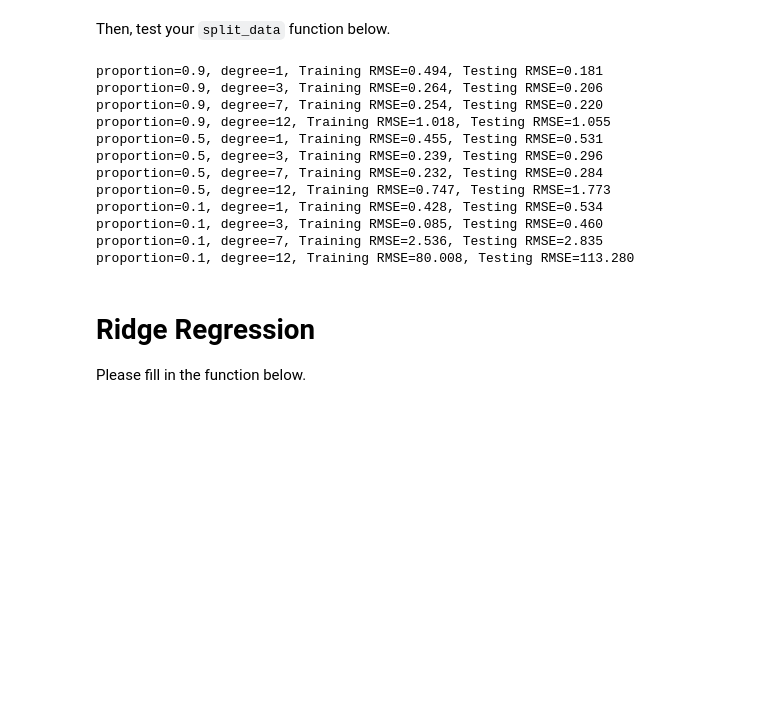
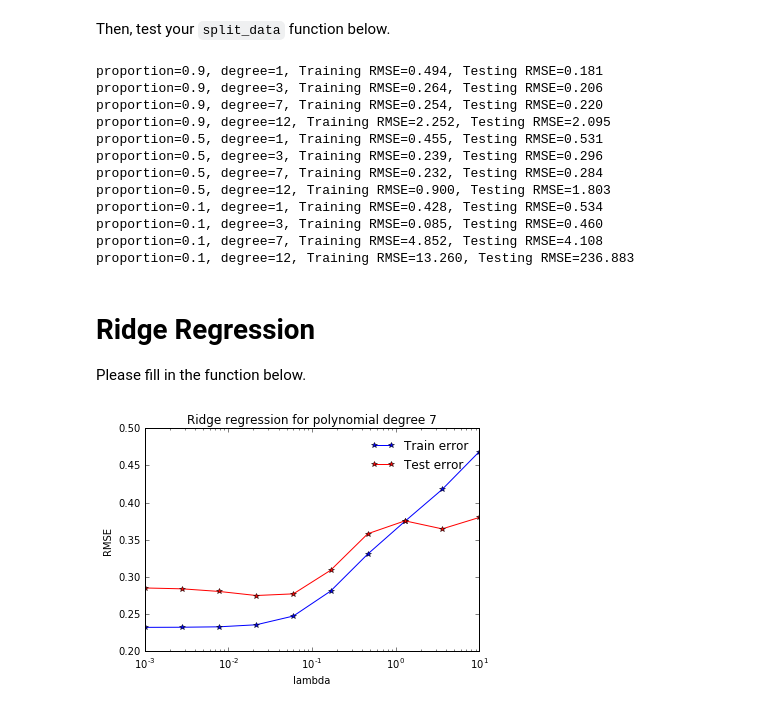
Before and after one commit to Walono/ML_project1, a Jupyter notebook: labs/ex03/template/ex03.ipynb, the cells around one changed output. Saved outputs shown, nothing was run; the diff lists cells and outputs as text; code cells hidden in the pictures; blank space fills up the shorter version.

```diff
--- a/labs/ex03/template/ex03.ipynb
+++ b/labs/ex03/template/ex03.ipynb
@@ -132,7 +132,8 @@ def split_data(x, y, ratio, seed=1):
     x = xy[:,0]
     y = xy[:,1]
 
-    ratio = np.rint(len(x)*ratio)
+    #ratio = np.rint(len(x)*ratio)
+    ratio = np.round(len(x)*ratio).astype(np.int)
 
     x_tr = x[0:ratio]
     x_te = x[ratio:len(x)]
@@ -176,15 +177,15 @@ for split_ratio in split_ratios:
 proportion=0.9, degree=1, Training RMSE=0.494, Testing RMSE=0.181
 proportion=0.9, degree=3, Training RMSE=0.264, Testing RMSE=0.206
 proportion=0.9, degree=7, Training RMSE=0.254, Testing RMSE=0.220
-proportion=0.9, degree=12, Training RMSE=1.018, Testing RMSE=1.055
+proportion=0.9, degree=12, Training RMSE=2.252, Testing RMSE=2.095
 proportion=0.5, degree=1, Training RMSE=0.455, Testing RMSE=0.531
 proportion=0.5, degree=3, Training RMSE=0.239, Testing RMSE=0.296
 proportion=0.5, degree=7, Training RMSE=0.232, Testing RMSE=0.284
-proportion=0.5, degree=12, Training RMSE=0.747, Testing RMSE=1.773
+proportion=0.5, degree=12, Training RMSE=0.900, Testing RMSE=1.803
 proportion=0.1, degree=1, Training RMSE=0.428, Testing RMSE=0.534
 proportion=0.1, degree=3, Training RMSE=0.085, Testing RMSE=0.460
-proportion=0.1, degree=7, Training RMSE=2.536, Testing RMSE=2.835
-proportion=0.1, degree=12, Training RMSE=80.008, Testing RMSE=113.280
+proportion=0.1, degree=7, Training RMSE=4.852, Testing RMSE=4.108
+proportion=0.1, degree=12, Training RMSE=13.260, Testing RMSE=236.883
 # %% [markdown]
 # Ridge Regression
 Please fill in the function below.
@@ -194,37 +195,45 @@ def ridge_regression(y, tx, lamb):
     M = tx.shape[1]
     N = len(y)
     big_lamb = lamb*2*N
-    w = np.dot(np.dot(np.linalg.inv(np.dot(tx.T,tx) + big_lamb*np.eye(M)), tx.T),y)
+    #w = np.dot(np.dot(np.linalg.inv(np.dot(tx.T,tx) + big_lamb*np.eye(M)), tx.T),y)
+    w = np.linalg.solve(np.dot(tx.T,tx) + big_lamb*np.eye(M), np.dot(tx.T, y))
     return w
 # %%
 def ridge_regression_demo(x, y, degree, ratio, seed):
     """ridge regression demo."""
     # define parameter
     lambdas = np.logspace(-3, 1, 10)
-
+    rmse_tr = []
+    rmse_te = []
     for lamb in lambdas:
         # ***************************************************
         # INSERT YOUR CODE HERE
         # split the data, and return train and test data: TODO
         # ***************************************************
         x_tr, y_tr, x_te, y_te = split_data(x, y, ratio, seed)
 
         # ***************************************************
         # INSERT YOUR CODE HERE
         # form train and test data with polynomial basis function: TODO
         # ***************************************************
         Phi_tr = build_poly(x_tr,degree)
         Phi_te = build_poly(x_te,degree)
 
         # ***************************************************
         # INSERT YOUR CODE HERE
         # ridge regression with different lambda: TODO
         # ***************************************************
 
         weight_tr = ridge_regression(y_tr, Phi_tr, lamb)
+        mse_tr = compute_loss(y_tr, Phi_tr, weight_tr)
+        mse_te = compute_loss(y_te, Phi_te, weight_tr)
+        rmse_tr.append(np.sqrt(2*mse_tr))
+        rmse_te.append(np.sqrt(2*mse_te))
 
-
+    plot_train_test(rmse_tr, rmse_te, lambdas, degree)
 seed = 6
 degree = 7
 split_ratio = 0.5
 ridge_regression_demo(x, y, degree, split_ratio, seed)
+# %% [output]
+[figure, added]
```
Also changed, not shown: parts of 1 cell of this notebook, 2 other files.
